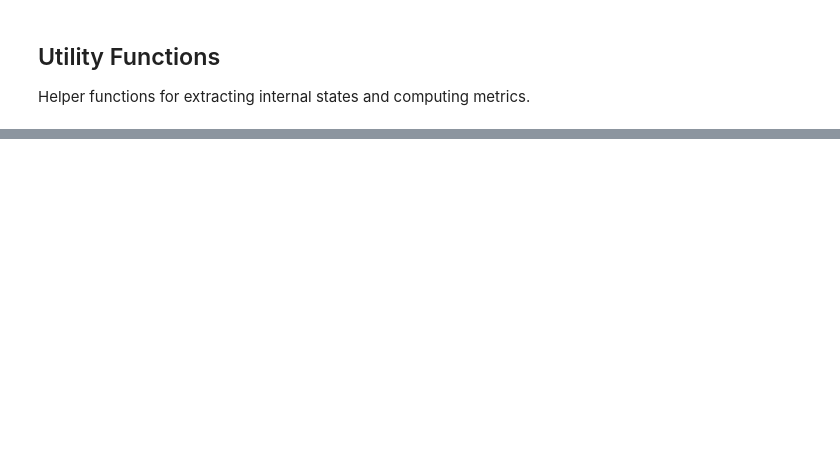
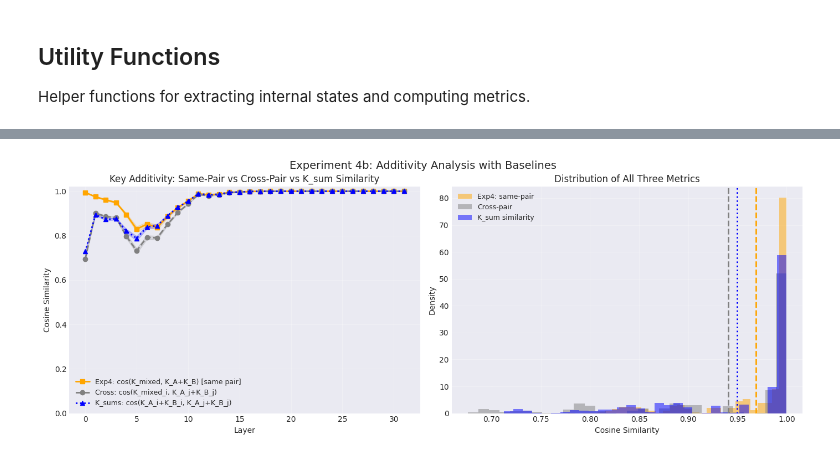
Before and after one commit to tikhonovpavel/mixture-of-embeddings, a Jupyter notebook: mechanistic_analysis.ipynb, the cells around one changed output, grey strips where cells are left out. Cells and saved outputs as stored; diff of their text form; code cells hidden in the pictures; blank space fills up the shorter version.

```diff
--- a/mechanistic_analysis.ipynb
+++ b/mechanistic_analysis.ipynb
@@ -1642,0 +1528,79 @@ print(f"Mean Additivity Score (V): {np.mean(additivity_scores['V']):.4f}")
+# %%
+# Plot comparison: Exp 4 (same-pair) vs Baselines
+fig, axes = plt.subplots(1, 2, figsize=(14, 5))
+
+layers = range(num_layers)
+
+# Plot 1: All three metrics
+ax = axes[0]
+ax.plot(layers, additivity_K_mean, 's-', label='Exp4: cos(K_mixed, K_A+K_B) [same pair]', color='orange', linewidth=2)
+ax.fill_between(layers, additivity_K_mean - additivity_K_std,
+                additivity_K_mean + additivity_K_std, alpha=0.2, color='orange')
+
+ax.plot(layers, baseline_mean, 'o--', label='Cross: cos(K_mixed_i, K_A_j+K_B_j)', color='gray', linewidth=2)
+ax.fill_between(layers, baseline_mean - baseline_std,
+                baseline_mean + baseline_std, alpha=0.2, color='gray')
+
+ax.plot(layers, ksum_mean, '^:', label='K_sums: cos(K_A_i+K_B_i, K_A_j+K_B_j)', color='blue', linewidth=2)
+ax.fill_between(layers, ksum_mean - ksum_std,
+                ksum_mean + ksum_std, alpha=0.2, color='blue')
+
+ax.set_title('Key Additivity: Same-Pair vs Cross-Pair vs K_sum Similarity')
+ax.set_xlabel('Layer')
+ax.set_ylabel('Cosine Similarity')
+ax.set_ylim(0.0, 1.02)
+ax.legend(fontsize=9)
+ax.grid(True, alpha=0.3)
+
+# Plot 2: Distribution comparison
+ax = axes[1]
+ax.hist(all_K, bins=30, alpha=0.5, label='Exp4: same-pair', color='orange', density=True)
+ax.hist(baseline_cos_sim_per_layer.flatten(), bins=30, alpha=0.5, label='Cross-pair', color='gray', density=True)
+ax.hist(ksum_similarity_per_layer.flatten(), bins=30, alpha=0.5, label='K_sum similarity', color='blue', density=True)
+ax.axvline(x=ksum_mean.mean(), color='blue', linestyle=':', linewidth=2)
+ax.axvline(x=baseline_mean.mean(), color='gray', linestyle='--', linewidth=2)
+ax.axvline(x=additivity_K_mean.mean(), color='orange', linestyle='--', linewidth=2)
+ax.set_xlabel('Cosine Similarity')
+ax.set_ylabel('Density')
+ax.set_title('Distribution of All Three Metrics')
+ax.legend(fontsize=9)
+ax.grid(True, alpha=0.3)
+
+plt.tight_layout()
+plt.suptitle('Experiment 4b: Additivity Analysis with Baselines', y=1.02, fontsize=14)
+plt.savefig('exp4b_additivity_vs_baseline.png', dpi=150, bbox_inches='tight')
+plt.show()
+
+# Summary statistics
+print("\n" + "="*70)
+print("Exp 4b: Complete Additivity Analysis Summary")
+print("="*70)
+print(f"\n1. Exp 4 - SAME pair: cos(K_mixed_i, K_A_i + K_B_i)")
+print(f"   Mean: {additivity_K_mean.mean():.4f} ± {additivity_K_std.mean():.4f}")
+print(f"\n2. Baseline - CROSS pair: cos(K_mixed_i, K_A_j + K_B_j) where i≠j")
+print(f"   Mean: {baseline_mean.mean():.4f} ± {baseline_std.mean():.4f}")
+print(f"\n3. K_sum similarity: cos(K_A_i + K_B_i, K_A_j + K_B_j) where i≠j")
+print(f"   Mean: {ksum_mean.mean():.4f} ± {ksum_std.mean():.4f}")
+
+print("\n" + "-"*70)
+print("KEY INSIGHTS:")
+print("-"*70)
+
+# Check if K_sums are all similar
+if ksum_mean.mean() > 0.9:
+    print(f"\n[!] ALL K_sums are very similar to each other ({ksum_mean.mean():.1%})")
+    print("    This means K vectors are dominated by POSITION, not content!")
+    print("    The high additivity score is largely due to positional similarity.")
+
+# Check pair-specificity
+diff = additivity_K_mean.mean() - baseline_mean.mean()
+print(f"\n[*] Same-pair vs Cross-pair difference: {diff:.4f} ({diff/baseline_mean.mean()*100:.1f}% relative)")
+
+if diff > 0.05:
+    print("    => Moderate pair-specificity exists")
+elif diff > 0.02:
+    print("    => Small pair-specificity (mostly positional)")
+else:
+    print("    => Negligible pair-specificity - K_mixed ≈ any K_sum")
+# %% [output]
+[figure, added]
```
Also changed, not shown: parts of 60 cells of this notebook, 12 other files.
